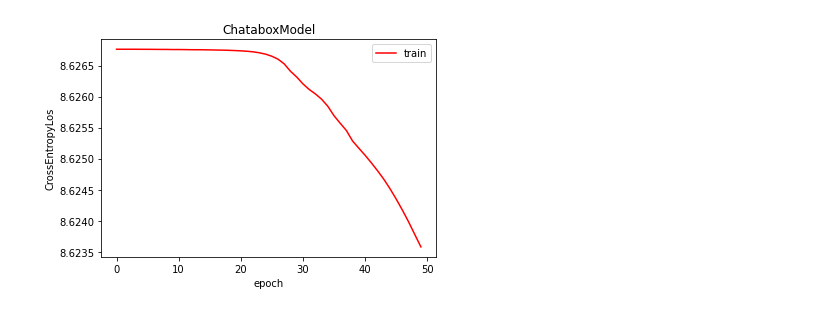
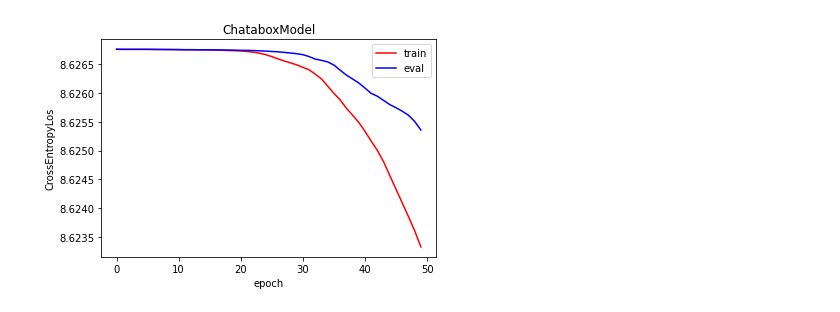
Before and after one commit to IHumonen/master_thesis, a Jupyter notebook: graph_pipeline.ipynb, the cells around one changed output. Saved outputs shown, nothing was run; the diff lists cells and outputs as text; code cells hidden in the pictures.

```diff
--- a/graph_pipeline.ipynb
+++ b/graph_pipeline.ipynb
@@ -88,17 +88,36 @@ def train(model, data, epoch):
     epoch_loss = batch_loss
 
     return epoch_loss
+# %%
+def evaluate(model, data, epoch):
+    epoch_loss = 0
+
+    #    model.train(False)
+    model.eval()
+
+    with torch.no_grad():
+
+        predictions, ys = model(data), torch.tensor(list(idx2token.keys()))
+
+        loss = criterion(predictions.view(-1, predictions.size(-1)), ys.view(-1))
+
+        epoch_loss += loss.item()
+
+    epoch_loss
+
+    return epoch_loss
 # %%
 epochs = 50
 # %%
 loss = []
-# loss_eval = []
+loss_eval = []
 
 # print(f'Start training model {str(model)}')
 for epoch in range(epochs):
     train_graph = torch.load('train.pickle')
+    test_graph = torch.load('test.pickle')
     loss.append(train(model, train_graph, epoch))
-#     loss_eval.append(evaluate(model, graph, epoch)
+    loss_eval.append(evaluate(model, test_graph, epoch))
 # %%
 import plotly.graph_objects as go
 # %%
@@ -116,11 +135,11 @@ fig.show()
 from matplotlib import pyplot as plt
 # %%
 plt.plot(loss, color='red', label='train')
-# plt.plot(loss_eval, color='blue', label='eval')
+plt.plot(loss_eval, color='blue', label='eval')
 plt.legend()
 plt.xlabel('epoch')
 plt.ylabel(str(criterion)[:-3])
 plt.title('ChataboxModel')
 plt.show()
 # %% [output]
-[figure, old version]
+[figure, new version]
```
Also changed, not shown: parts of 1 cell of this notebook.
